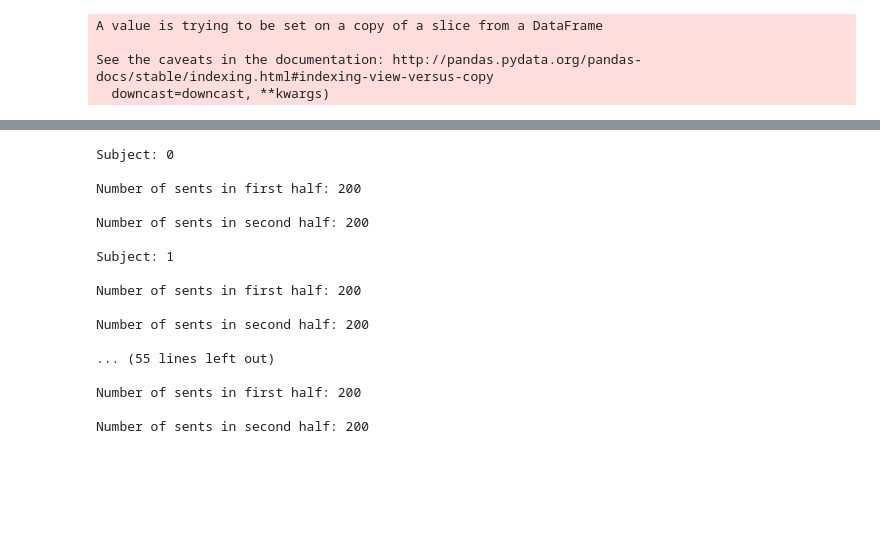
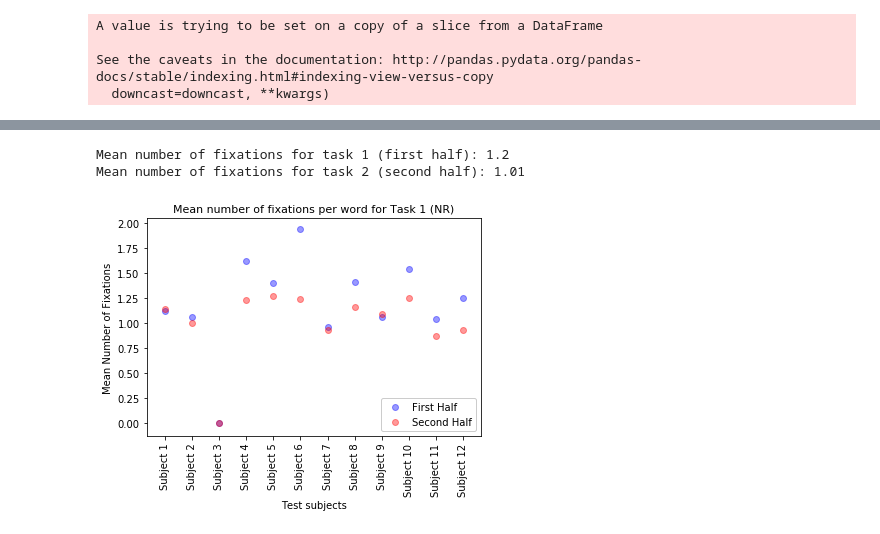
Before and after one commit to PosoSAgapo/NER-with-EEG-and-ET, a Jupyter notebook: data_exploration.ipynb, the cells around one changed output, grey strips where cells are left out. Cells and saved outputs as stored; diff of their text form; code cells hidden in the pictures; blank space fills up the shorter version.

Commit message:
Added a couple of important functions for data loading and plotting

```diff
--- a/data_exploration.ipynb
+++ b/data_exploration.ipynb
@@ -34,7 +75,12 @@ See the caveats in the documentation: http://pandas.pydata.org/pandas-docs/stabl
+# %%
+# split data into first and second half
+first_half, second_half = split_data(sbjs_t1)
 # %%
-# check whether data is complete
-for i, sbj in enumerate(sbjs):
+# check whether data splitting was performed correctly
+for i, (first, second) in enumerate(zip(first_half, second_half)):
     print("Subject:", i)
     print()
-    print(len(sbj))
+    print("Number of sents in first half:", len(first))
     print()
+    print("Number of sents in second half:", len(second))
+    print()
@@ -49,29 +87,34 @@ def split_data(sbjs):
-# %%
-first_half, second_half = split_data(sbjs)
-# %%
-# check whether data is complete
-for i, (first, second) in enumerate(zip(first_half, second_half)):
-    print("Subject:", i)
-    print()
-    print("Number of sents in first half:", len(first))
-    print()
-    print("Number of sents in second half:", len(second))
-    print()
-# %% [output]
-Subject: 0
-
-Number of sents in first half: 200
-
-Number of sents in second half: 200
-
-Subject: 1
-
-Number of sents in first half: 200
-
-Number of sents in second half: 200
-
-... (55 lines left out)
-
-Number of sents in first half: 200
-
-Number of sents in second half: 200
+# %%
+# get mean values for specified features per word for each subject
+mean_fixations_t1_first = [sbj.nFixations.mean() for sbj in first_half]
+mean_fixations_t1_second = [sbj.nFixations.mean() for sbj in second_half]
+
+mean_omissions_t1_first = [sbj.omissionRate.mean() for sbj in first_half]
+mean_omissions_t1_second = [sbj.omissionRate.mean() for sbj in second_half]
+
+mean_trt_t1_first = [sbj.TRT.mean() for sbj in first_half]
+mean_trt_t1_second = [sbj.TRT.mean() for sbj in second_half]
+
+mean_gd_t1_first = [sbj.GD.mean() for sbj in first_half]
+mean_gd_t1_second = [sbj.GD.mean() for sbj in second_half]
+
+mean_ffd_t1_first = [sbj.FFD.mean() for sbj in first_half]
+mean_ffd_t1_second = [sbj.FFD.mean() for sbj in second_half]
+# %%
+print("Mean number of fixations for task 1 (first half):", round(np.mean(mean_fixations_t1_first), 2))
+print("Mean number of fixations for task 2 (second half):", round(np.mean(mean_fixations_t1_second), 2))
+
+plt.scatter(np.arange(0, 12), mean_fixations_t1_first, alpha=0.4, color='blue', label='First Half')
+plt.scatter(np.arange(0, 12), mean_fixations_t1_second, alpha=0.4, color='red', label='Second Half')
+ax = plt.gca()
+ax.xaxis.set_ticks(np.arange(0, 12))
+ax.xaxis.set_ticklabels(['Subject'+' '+str(i) for i in range(1, 13)], rotation=90)
+plt.xlabel("Test subjects")
+plt.ylabel("Mean Number of Fixations")
+plt.legend(fancybox=True, framealpha=1, loc='lower right')
+plt.title("Mean number of fixations per word for Task 1 (NR)", fontsize=11)
+plt.show()
+# %% [output]
+Mean number of fixations for task 1 (first half): 1.2
+Mean number of fixations for task 2 (second half): 1.01
+[figure, added]
```
Also changed, not shown: parts of 18 cells of this notebook, 1 other file.
